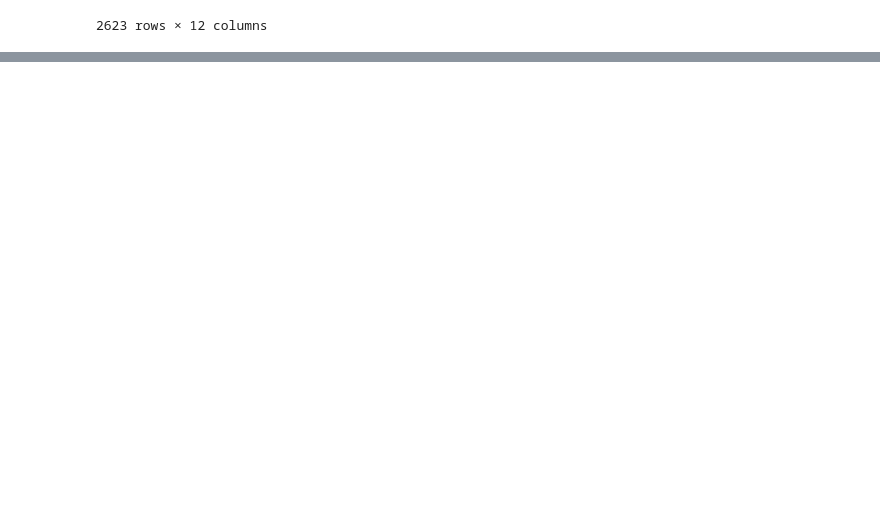
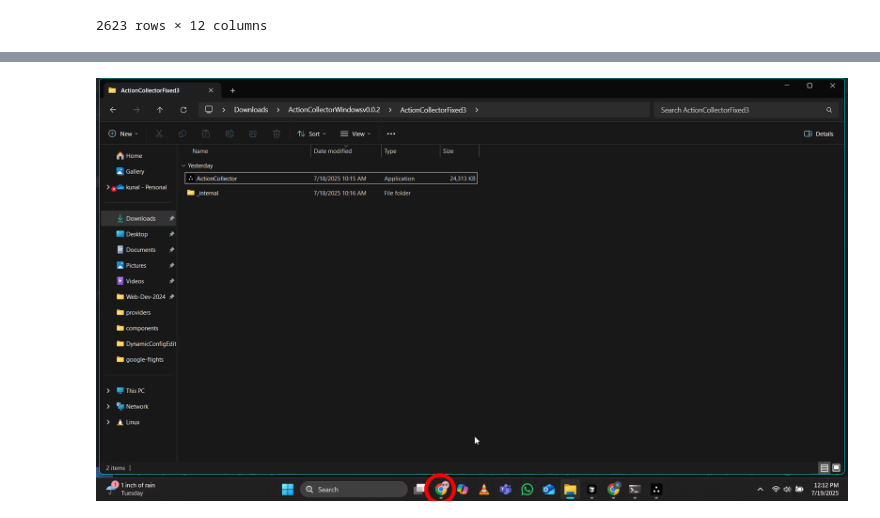
Before and after one commit to induction-labs/induction-labs, a Jupyter notebook: repos/synth/src/synth/recordings/random_test.ipynb, the cells around one changed output, grey strips where cells are left out. Saved outputs shown, nothing was run; the diff lists cells and outputs as text; code cells hidden in the pictures; blank space fills up the shorter version.

```diff
--- a/repos/synth/src/synth/recordings/random_test.ipynb
+++ b/repos/synth/src/synth/recordings/random_test.ipynb
@@ -184,3 +184,21 @@ df
 2623 rows × 12 columns
 # %%
 df.to_json("gs://induction-labs/passive_data/smooth_brain_clicks/2025-08-15/reprocess_all_no_loading-01-36-47/samples.jsonl", orient='records', lines=True)
+# %%
+from __future__ import annotations
+from PIL import Image, ImageDraw
+
+
+from io import BytesIO
+from typing import IO
+from PIL import Image
+import base64
+import requests
+
+def load_png_from_path(path: str, mode: str | None = None) -> Image.Image:
+    """Load a PNG from disk. Optionally convert to a mode like 'RGBA' or 'RGB'."""
+    with Image.open(path) as im:
+        return im.convert(mode) if mode else im.copy()  # copy() to detach from file
+# %%
+image = load_png_from_path("/home/ubuntu/documents/induction-labs/repos/synth/test_data/image.png")
+image
@@ -186,0 +252,9 @@ df.to_json("gs://induction-labs/passive_data/smooth_brain_clicks/2025-08-15/repr
+# %%
+from synth.recordings.passive_clicks import crop_centered_at_cursor
+point = Point(x=878, y=1049)
+# image2 = crop_centered_at_cursor(draw_red_circle(image, point, radius=40), (point.x, point.y))
+image2 = draw_red_circle(image, point, radius=40)
+
+image2
+# %% [output]
+[figure, added]
```
Also changed, not shown: parts of 3 cells of this notebook, 6 other files.
